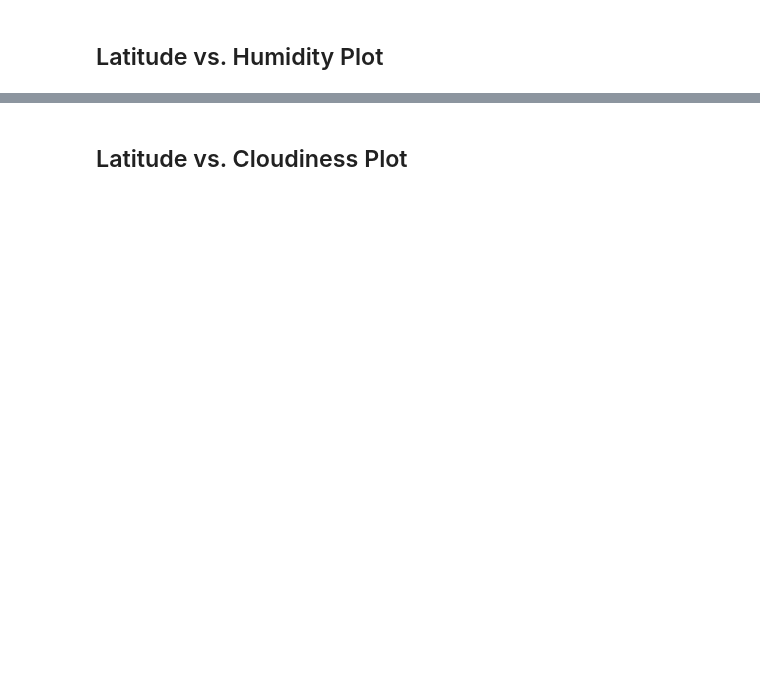
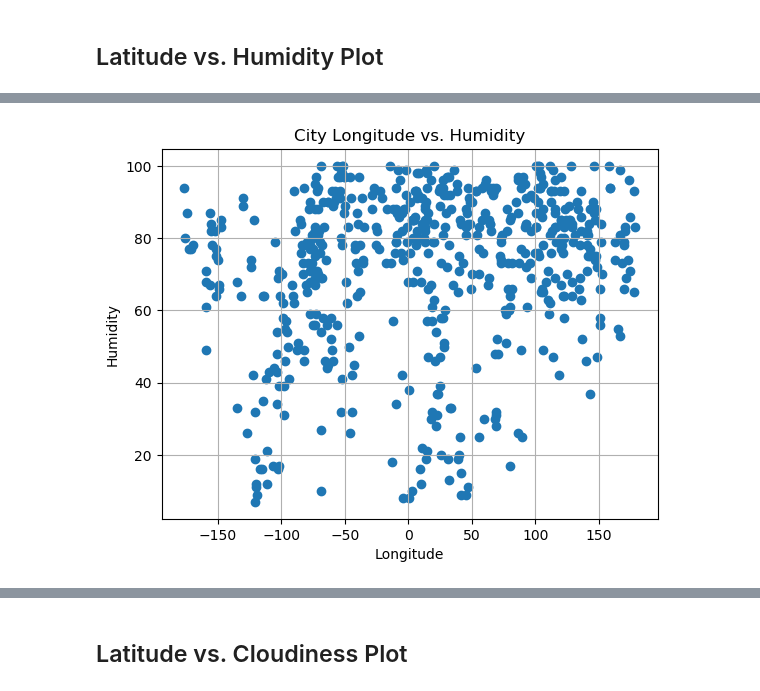
Before and after one commit to AugustALarson/Weather-Analysis, a Jupyter notebook: Instructions/starter_code/WeatherAPI.ipynb, the cells around one changed output, grey strips where cells are left out. Drawn from its saved outputs; the diff is of its cells as text; code cells hidden in the pictures; blank space fills up the shorter version.

```diff
--- a/Instructions/starter_code/WeatherAPI.ipynb
+++ b/Instructions/starter_code/WeatherAPI.ipynb
@@ -142,0 +249,13 @@ Int64Index([], dtype='int64')
+# %%
+# Creating Scatter plot
+plt.scatter(weather_data["lng"], weather_data["humidity"], marker="o")
+
+# Incorporate the other graph properties
+plt.title("City Longitude vs. Humidity")
+plt.ylabel("Humidity")
+plt.xlabel("Longitude")
+plt.grid(True)
+
+plt.savefig('LngVsHum.png', dpi='figure', format='png')
+# %% [output]
+[figure, added]
```
Also changed, not shown: parts of 50 cells of this notebook, 16 other files.
